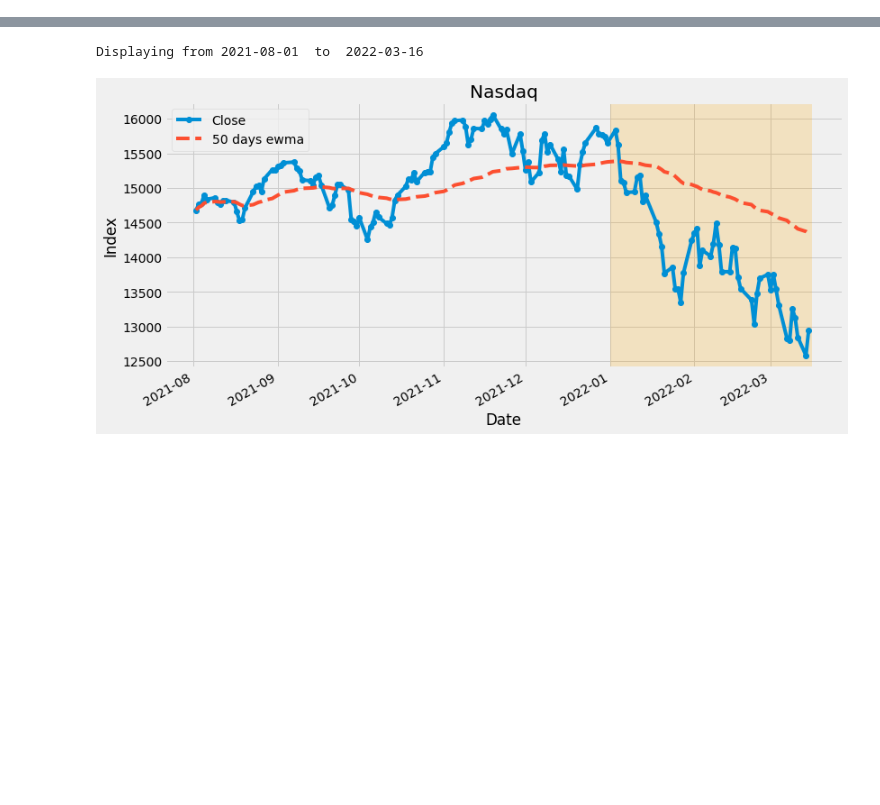
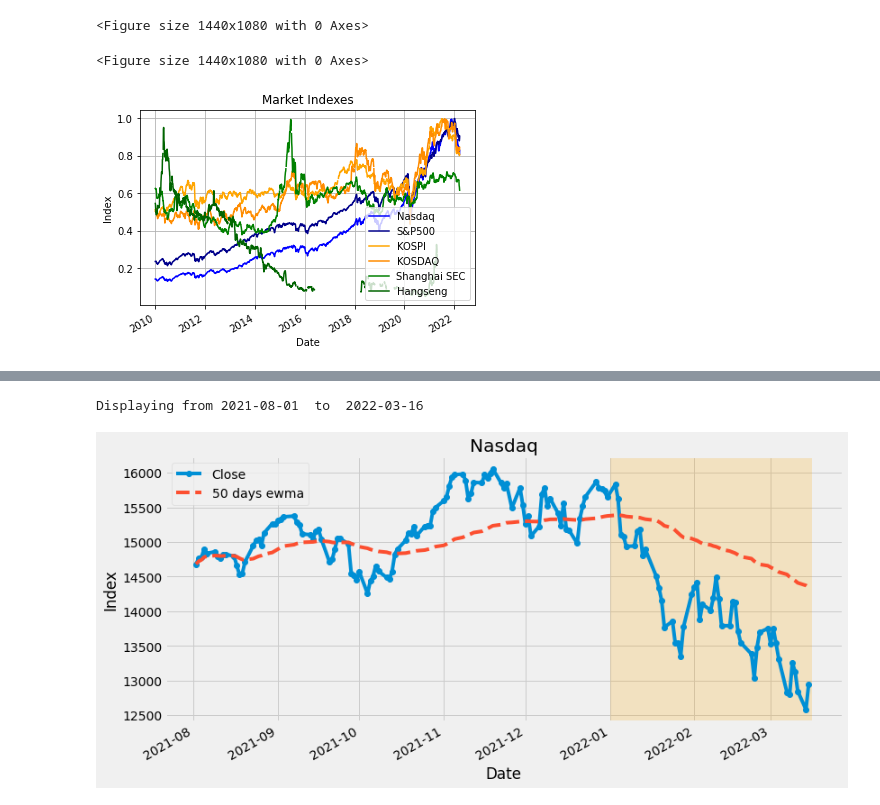
Before and after one commit to kimdesok/FinanceDataReader, a Jupyter notebook: MarketIndexTrends.ipynb, the cells around one changed output, grey strips where cells are left out. Cells and saved outputs as stored; diff of their text form; code cells hidden in the pictures; blank space fills up the shorter version.

```diff
--- a/MarketIndexTrends.ipynb
+++ b/MarketIndexTrends.ipynb
@@ -24,5 +22,13 @@ ERROR: No matching distribution found for finance-dataReader==
 import FinanceDataReader as fdr
 import matplotlib.pyplot as plt
 from datetime import date
+import pandas as pd
+import numpy as np
 
+plt.figure(figsize=(20,15))
 #plt.style.available
+#Another syntax on how to use the datareader command
+#df = fdr.DataReader('NASDAQCOM', start_date, end_date, data_source='fred')
+# %% [output]
+<Figure size 1440x1080 with 0 Axes>
+<Figure size 1440x1080 with 0 Axes>
@@ -29 +46,15 @@ from datetime import date
+# %%
+colors = ['blue','darkblue', 'orange', 'darkorange', 'green', 'darkgreen']
+
+#print(df_list.info())
+
+df_list.plot(color = colors)
+
+plt.ylabel('Index')
+plt.title("Market Indexes")
+plt.legend()
+plt.grid(True)
+plt.show()
+# %% [output]
+[figure, added]
 # %%
```
Also changed, not shown: parts of 3 cells of this notebook.
